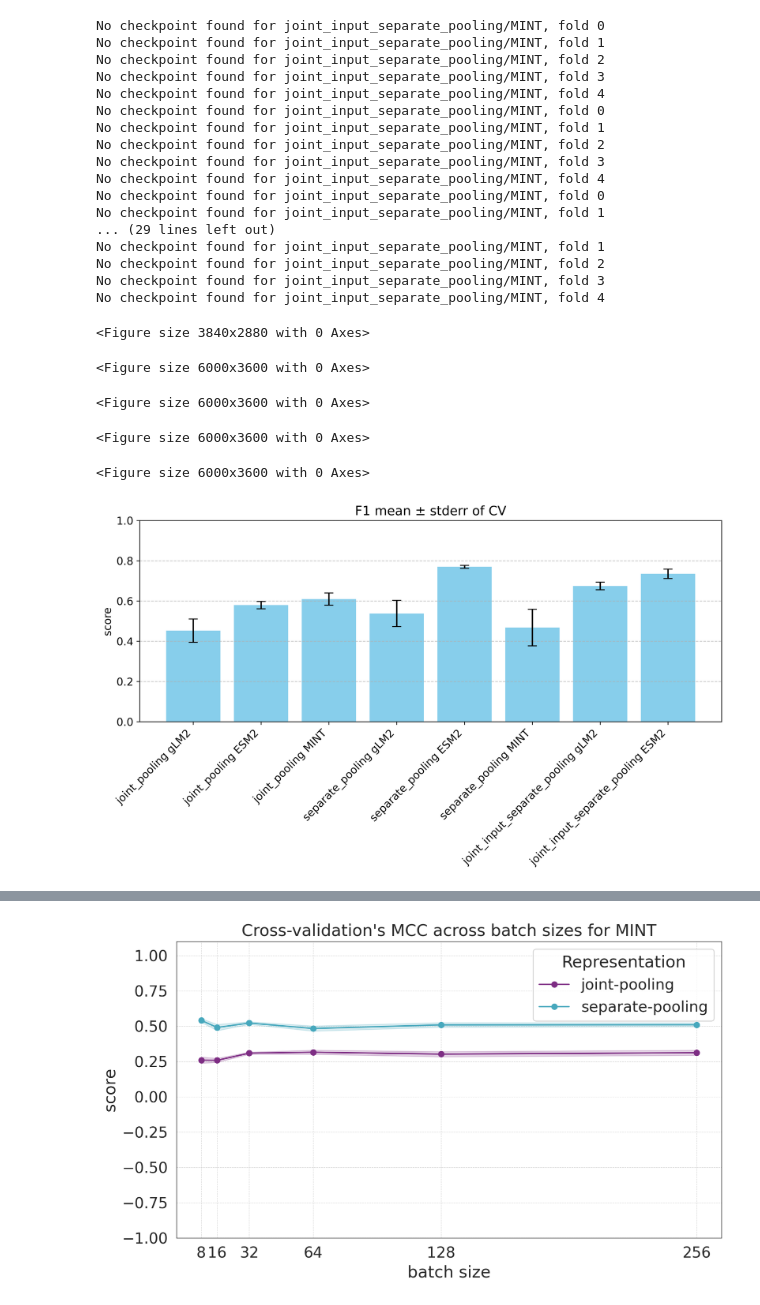
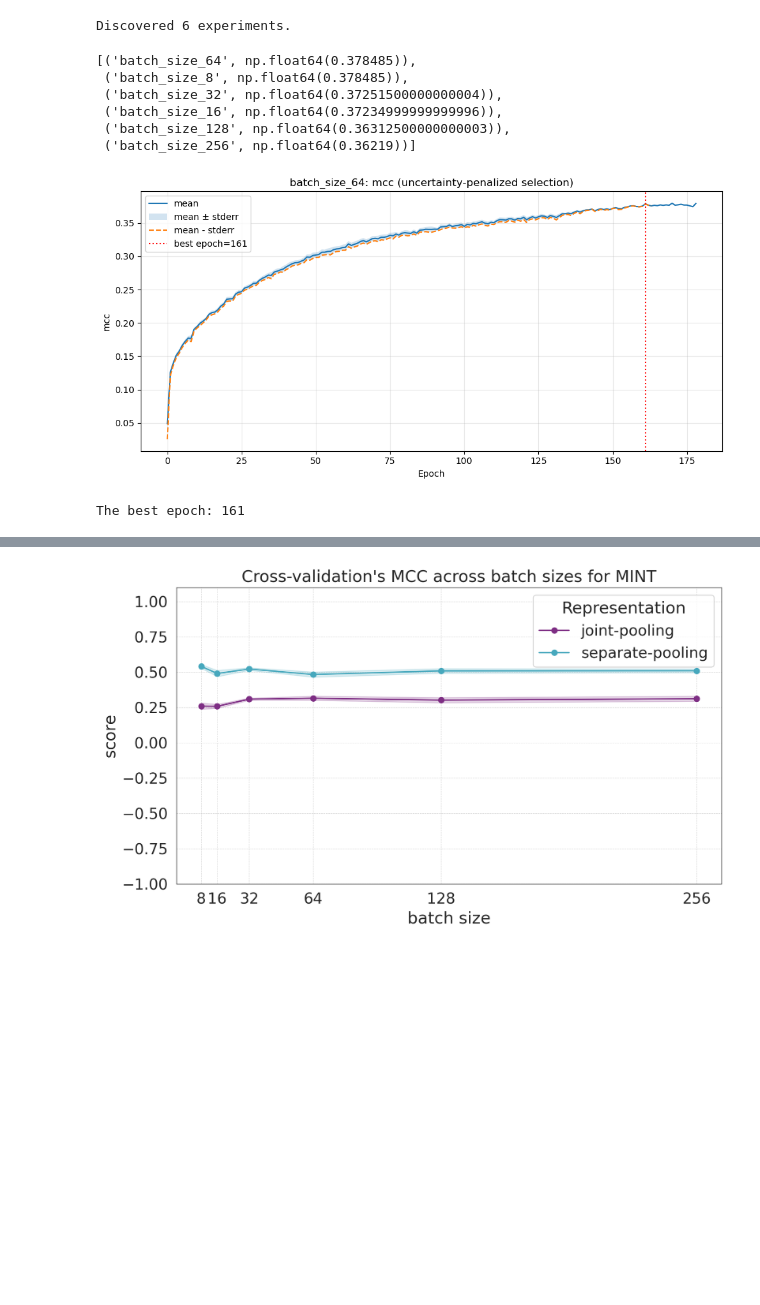
Before and after one commit to ievapudz/gLM_PPI_XAI, a Jupyter notebook: data_process/summarise_cv.ipynb, the cells around one changed output, grey strips where cells are left out. Cells and saved outputs as stored; diff of their text form; code cells hidden in the pictures; blank space fills up the shorter version.

Commit message:
Added aggregation of experiments within the folds (choice of the best epoch, getting metrics, and finally choosing the best experiment).

```diff
--- a/data_process/summarise_cv.ipynb
+++ b/data_process/summarise_cv.ipynb
@@ -1,43 +1,29 @@
 # %%
-from Evaluator import Evaluator
+from Evaluator import EvaluatorCV
 
-evaluator = Evaluator(
-    base_dir="/scicore/home/schwede/pudziu0000/projects/gLM/logs/gLM.models.PredictorPPI/PINDER/eubacteria_5_1024_512_species_heterodimers/",
-    representations=["joint_pooling", "separate_pooling", "joint_input_separate_pooling"],
-    biolms=["gLM2", "ESM2", "MINT"],
-    dev_stage="CV",
-    num_folds=5,
-    out_dir=f"/scicore/home/schwede/pudziu0000/projects/gLM/outputs/predictions/gLM.models.PredictorPPI/PINDER/eubacteria_5_1024_512_species_heterodimers/",
-    hyperparam="batch_size", hyperparam_value=16)
+evaluator = EvaluatorCV(
+    base_dir="/scicore/home/schwede/pudziu0000/projects/gLM/logs/gLM.models.PredictorPPI/Bernett2022//proteome_input_separate_pooling/ProteomeLM/"
+)
 
-evaluator.run()
+metric = "mcc"
 
-parent_dir = "Adam"
-evaluator.rename_logs(parent_dir)
+evaluator.aggregate(metric)
+evaluator.rank_experiments(metric, "best")
 # %% [output]
-No checkpoint found for joint_input_separate_pooling/MINT, fold 0
-No checkpoint found for joint_input_separate_pooling/MINT, fold 1
-No checkpoint found for joint_input_separate_pooling/MINT, fold 2
-No checkpoint found for joint_input_separate_pooling/MINT, fold 3
-No checkpoint found for joint_input_separate_pooling/MINT, fold 4
-No checkpoint found for joint_input_separate_pooling/MINT, fold 0
-No checkpoint found for joint_input_separate_pooling/MINT, fold 1
-No checkpoint found for joint_input_separate_pooling/MINT, fold 2
-No checkpoint found for joint_input_separate_pooling/MINT, fold 3
-No checkpoint found for joint_input_separate_pooling/MINT, fold 4
-No checkpoint found for joint_input_separate_pooling/MINT, fold 0
-No checkpoint found for joint_input_separate_pooling/MINT, fold 1
-... (29 lines left out)
-No checkpoint found for joint_input_separate_pooling/MINT, fold 1
-No checkpoint found for joint_input_separate_pooling/MINT, fold 2
-No checkpoint found for joint_input_separate_pooling/MINT, fold 3
-No checkpoint found for joint_input_separate_pooling/MINT, fold 4
+Discovered 6 experiments.
-<Figure size 3840x2880 with 0 Axes>
+[('batch_size_64', np.float64(0.378485)),
+ ('batch_size_8', np.float64(0.378485)),
+ ('batch_size_32', np.float64(0.37251500000000004)),
+ ('batch_size_16', np.float64(0.37234999999999996)),
+ ('batch_size_128', np.float64(0.36312500000000003)),
+ ('batch_size_256', np.float64(0.36219))]
-<Figure size 6000x3600 with 0 Axes>
-<Figure size 6000x3600 with 0 Axes>
-<Figure size 6000x3600 with 0 Axes>
-<Figure size 6000x3600 with 0 Axes>
-[figure, removed]
+# %%
+exp_id = "batch_size_64"
+evaluator.plot_performance_per_epoch(exp_id, metric)
+print(f"The best epoch: {evaluator.get_best_epoch(exp_id, metric)}")
+# %% [output]
+[figure, added]
+The best epoch: 161
 # %%
 from Evaluator import Evaluator
 
```
Also changed, not shown: parts of 1 cell of this notebook, 1 other file.
